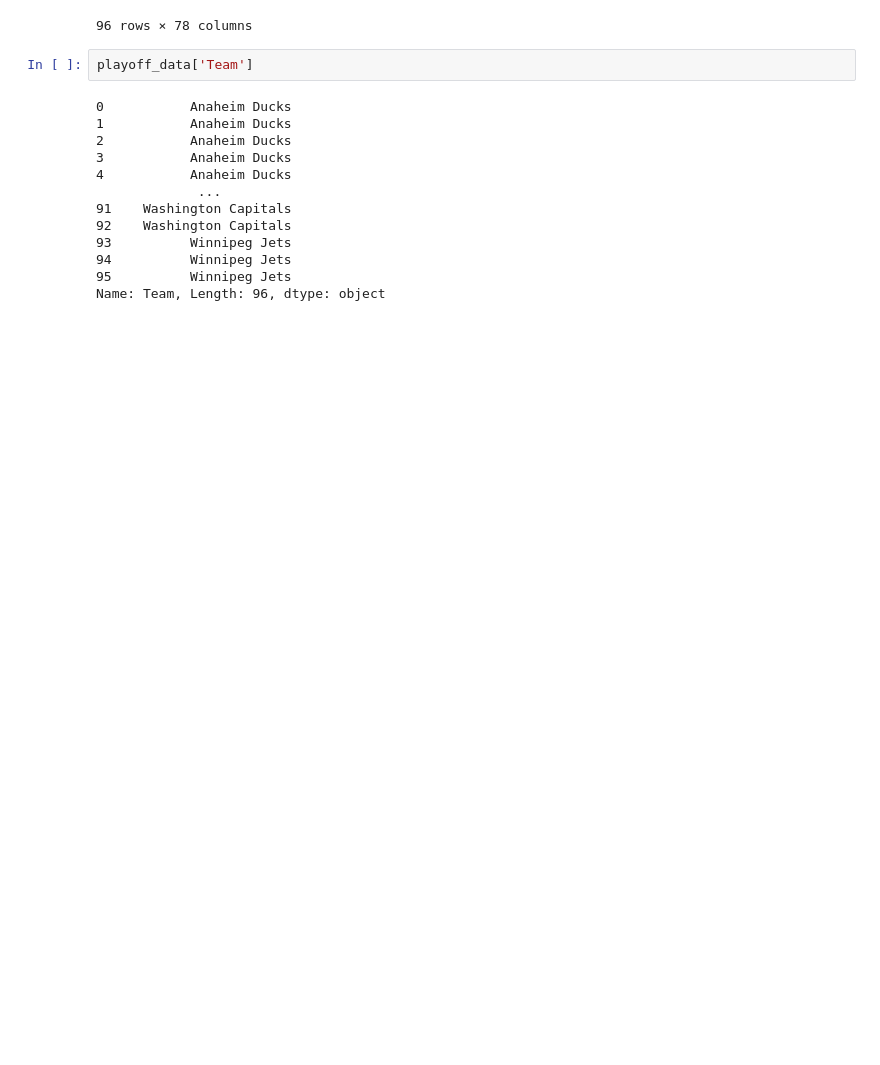
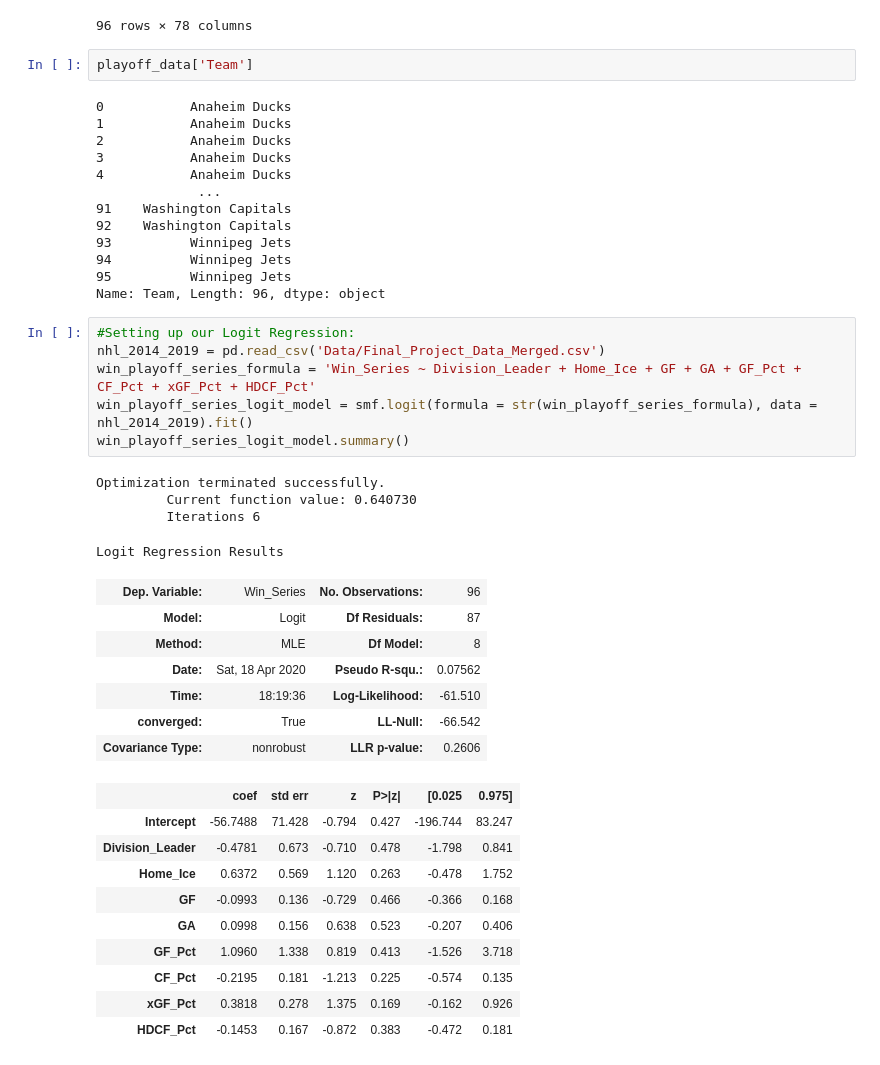
Before and after one commit to Peyton-Smith/SAL384-Final-Project, a Jupyter notebook: SAL384_Final_Project_Primerano_Smith.ipynb, the cells around one changed output. Cells and saved outputs as stored; diff of their text form; blank space fills up the shorter version.

Commit message:
First Try With Regression
Regression needs more work. Nothing came out statistically significant.

```diff
--- a/SAL384_Final_Project_Primerano_Smith.ipynb
+++ b/SAL384_Final_Project_Primerano_Smith.ipynb
@@ -147,3 +191,31 @@ playoff_data['Team']
 94          Winnipeg Jets
 95          Winnipeg Jets
 Name: Team, Length: 96, dtype: object
+# %%
+#Setting up our Logit Regression:
+nhl_2014_2019 = pd.read_csv('Data/Final_Project_Data_Merged.csv')
+win_playoff_series_formula = 'Win_Series ~ Division_Leader + Home_Ice + GF + GA + GF_Pct + CF_Pct + xGF_Pct + HDCF_Pct'
+win_playoff_series_logit_model = smf.logit(formula = str(win_playoff_series_formula), data = nhl_2014_2019).fit()
+win_playoff_series_logit_model.summary()
+# %% [output]
+Optimization terminated successfully.
+         Current function value: 0.640730
+         Iterations 6
+Logit Regression Results
+| Dep. Variable: | Win_Series | No. Observations: | 96 |
+| Model: | Logit | Df Residuals: | 87 |
+| Method: | MLE | Df Model: | 8 |
+| Date: | Sat, 18 Apr 2020 | Pseudo R-squ.: | 0.07562 |
+| Time: | 18:19:36 | Log-Likelihood: | -61.510 |
+| converged: | True | LL-Null: | -66.542 |
+| Covariance Type: | nonrobust | LLR p-value: | 0.2606 |
+|  | coef | std err | z | P>|z| | [0.025 | 0.975] |
+| Intercept | -56.7488 | 71.428 | -0.794 | 0.427 | -196.744 | 83.247 |
+| Division_Leader | -0.4781 | 0.673 | -0.710 | 0.478 | -1.798 | 0.841 |
+| Home_Ice | 0.6372 | 0.569 | 1.120 | 0.263 | -0.478 | 1.752 |
+| GF | -0.0993 | 0.136 | -0.729 | 0.466 | -0.366 | 0.168 |
+| GA | 0.0998 | 0.156 | 0.638 | 0.523 | -0.207 | 0.406 |
+| GF_Pct | 1.0960 | 1.338 | 0.819 | 0.413 | -1.526 | 3.718 |
+| CF_Pct | -0.2195 | 0.181 | -1.213 | 0.225 | -0.574 | 0.135 |
+| xGF_Pct | 0.3818 | 0.278 | 1.375 | 0.169 | -0.162 | 0.926 |
+| HDCF_Pct | -0.1453 | 0.167 | -0.872 | 0.383 | -0.472 | 0.181 |
```
Also changed, not shown: parts of 4 cells of this notebook, 3 other files.
